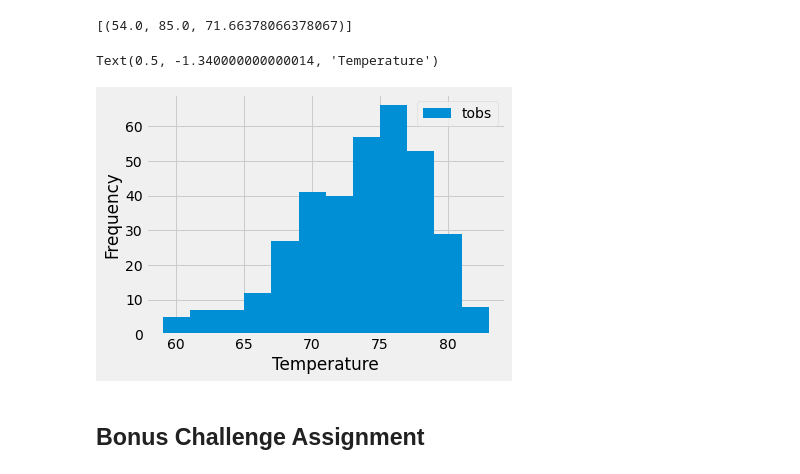
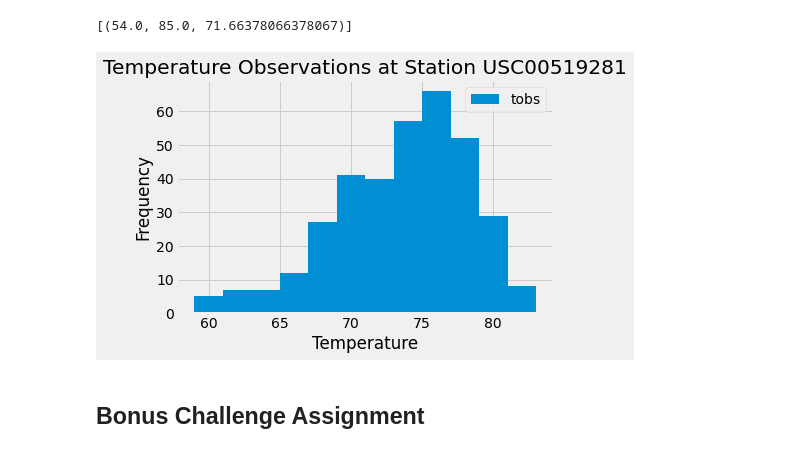
Before and after one commit to roborgain1/sqlalchemy-challenge, a Jupyter notebook: climate_starter.ipynb, the cells around one changed output. Drawn from its saved outputs; the diff is of its cells as text; code cells hidden in the pictures.

Commit message:
images and ipynb progress

```diff
--- a/climate_starter.ipynb
+++ b/climate_starter.ipynb
@@ -21,7 +21,8 @@ from sqlalchemy import create_engine, func
 engine = create_engine("sqlite:///Resources/hawaii.sqlite")
 # %%
 # reflect an existing database into a new model
-
+Base = automap_base()
 # reflect the tables
+Base.prepare(engine, reflect=True)
 # %%
 # We can view all of the classes that automap found
@@ -29,7 +31,10 @@ engine = create_engine("sqlite:///Resources/hawaii.sqlite")
 ['measurement', 'station']
 # %%
 # Save references to each table
+measurement = Base.classes.measurement
+station = Base.classes.station
 # %%
 # Create our session (link) from Python to the DB
+session = Session(engine)
 # %% [markdown]
 # Exploratory Climate Analysis
@@ -80,14 +116,31 @@ Text(0, 0.5, 'Inches')
 # %%
 # Using the station id from the previous query, calculate the lowest temperature recorded,
 # highest temperature recorded, and average temperature of the most active station?
+most_active_station = 'USC00519281'
+session.query(func.min(measurement.tobs),
+        func.max(measurement.tobs),
+        func.avg(measurement.tobs)).filter(measurement.station == most_active_station).all()
 # %% [output]
 [(54.0, 85.0, 71.66378066378067)]
 # %%
 # Choose the station with the highest number of temperature observations.
+highest_temp_obs_station = most_active_station
 # Query the last 12 months of temperature observation data for this station and plot the results as a histogram
+temp_obs = session.query(measurement.date, measurement.tobs).\
+        filter(measurement.date >= "2016-08-24").\
+        filter(measurement.date <= "2017-08-23").\
+        filter(measurement.station == highest_temp_obs_station).all()
+# Convert to DF
+temp_obs_df = pd.DataFrame(temp_obs)
+# Historgram
+temp_obs_df.plot.hist(bins=12)
+plt.title('Temperature Observations at Station USC00519281')
+plt.ylabel('Frequency')
+plt.xlabel('Temperature')
+plt.savefig('Images/Temp_Obs_Station.png', dpi=75, bbox_inches='tight')
+plt.show()
 # %% [output]
-Text(0.5, -1.340000000000014, 'Temperature')
-[figure, old version]
+[figure, new version]
 # %%
 session.close()
 # %% [markdown]
```
Also changed, not shown: parts of 12 cells of this notebook, 4 other files.
